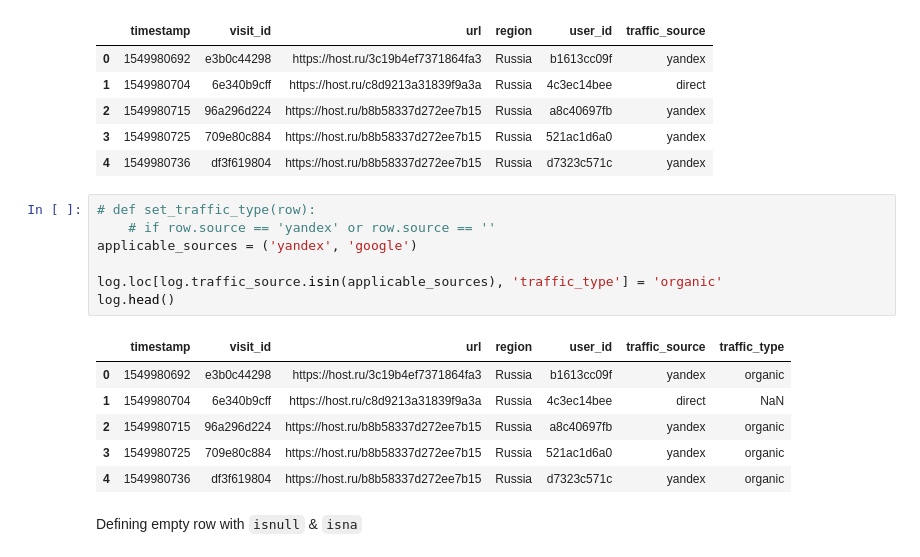
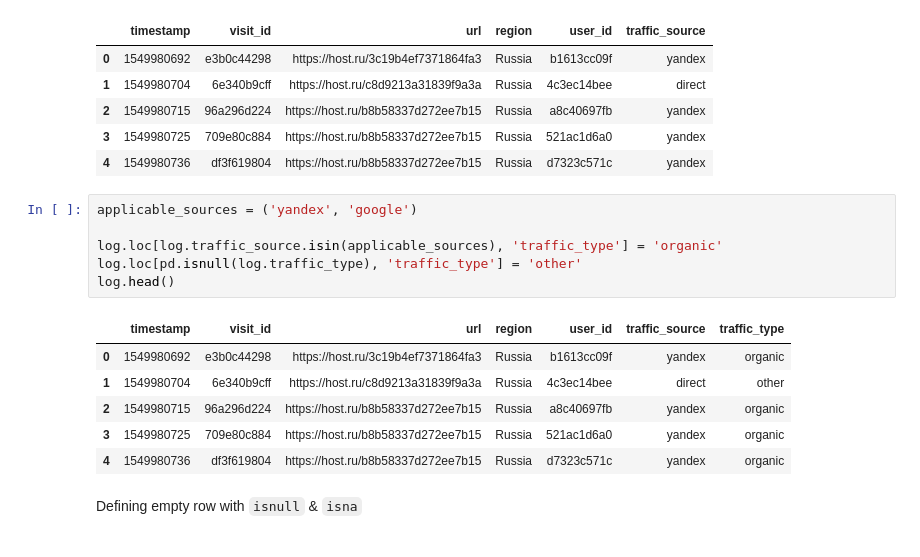
Before and after one commit to Madi-S/Data-Science-Intro, a Jupyter notebook: advanced_pandas_1.ipynb, the cells around one changed output. Saved outputs shown, nothing was run; the diff lists cells and outputs as text.

```diff
--- a/advanced_pandas_1.ipynb
+++ b/advanced_pandas_1.ipynb
@@ -381,16 +388,15 @@ log.head()
 | 3 | 1549980725 | 709e80c884 | https://host.ru/b8b58337d272ee7b15 | Russia | 521ac1d6a0 | yandex |
 | 4 | 1549980736 | df3f619804 | https://host.ru/b8b58337d272ee7b15 | Russia | d7323c571c | yandex |
 # %%
-# def set_traffic_type(row):
-    # if row.source == 'yandex' or row.source == ''
 applicable_sources = ('yandex', 'google')
 
 log.loc[log.traffic_source.isin(applicable_sources), 'traffic_type'] = 'organic'
+log.loc[pd.isnull(log.traffic_type), 'traffic_type'] = 'other'
 log.head()
 # %% [output]
 |  | timestamp | visit_id | url | region | user_id | traffic_source | traffic_type |
 | 0 | 1549980692 | e3b0c44298 | https://host.ru/3c19b4ef7371864fa3 | Russia | b1613cc09f | yandex | organic |
-| 1 | 1549980704 | 6e340b9cff | https://host.ru/c8d9213a31839f9a3a | Russia | 4c3ec14bee | direct | NaN |
+| 1 | 1549980704 | 6e340b9cff | https://host.ru/c8d9213a31839f9a3a | Russia | 4c3ec14bee | direct | other |
 | 2 | 1549980715 | 96a296d224 | https://host.ru/b8b58337d272ee7b15 | Russia | a8c40697fb | yandex | organic |
 | 3 | 1549980725 | 709e80c884 | https://host.ru/b8b58337d272ee7b15 | Russia | 521ac1d6a0 | yandex | organic |
 | 4 | 1549980736 | df3f619804 | https://host.ru/b8b58337d272ee7b15 | Russia | d7323c571c | yandex | organic |
```
Also changed, not shown: parts of 28 cells of this notebook.
